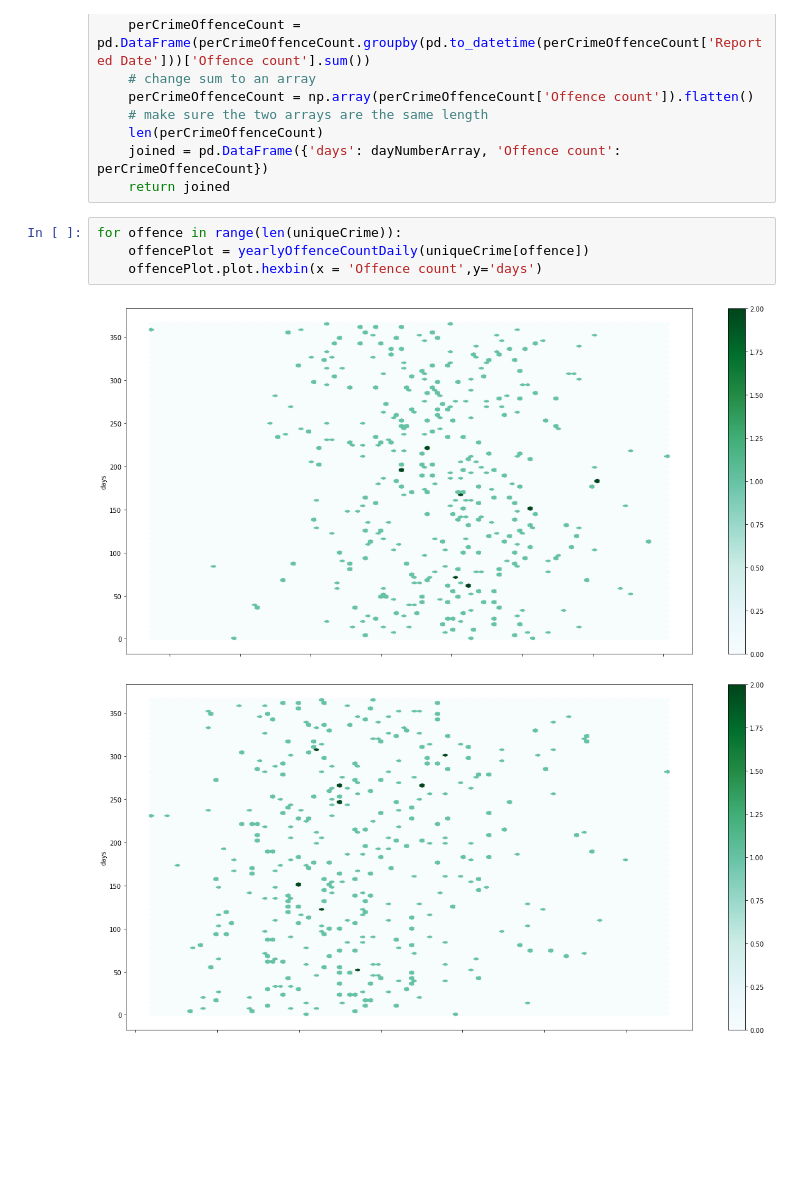
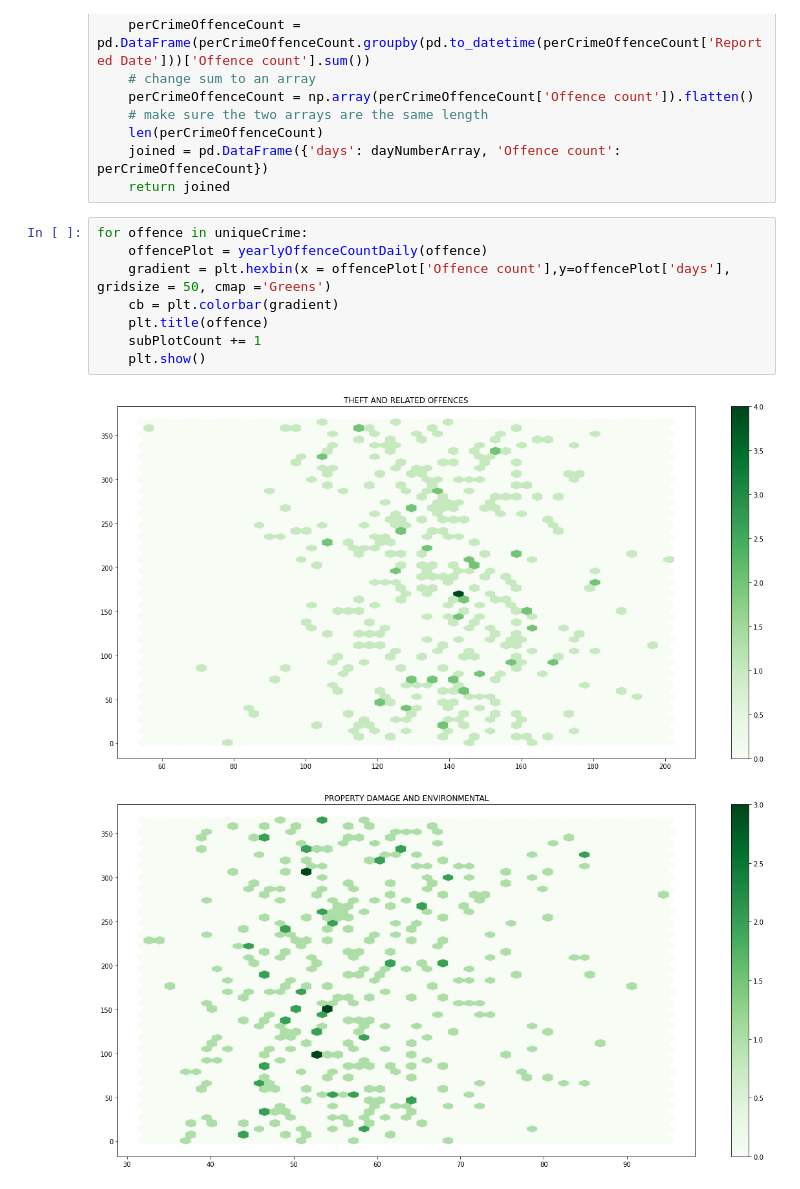
Before and after one commit to MunyaradziMagura/SA-Crime, a Jupyter notebook: SA_crime.ipynb, the cells around one changed output. Cells and saved outputs as stored; diff of their text form; blank space fills up the shorter version.

Commit message:
hexbin plots showing for all offences

```diff
--- a/SA_crime.ipynb
+++ b/SA_crime.ipynb
@@ -316,9 +307,13 @@ def yearlyOffenceCountDaily(offence):
     joined = pd.DataFrame({'days': dayNumberArray, 'Offence count': perCrimeOffenceCount})
     return joined
 # %%
-for offence in range(len(uniqueCrime)):
-    offencePlot = yearlyOffenceCountDaily(uniqueCrime[offence])
-    offencePlot.plot.hexbin(x = 'Offence count',y='days')
+for offence in uniqueCrime:
+    offencePlot = yearlyOffenceCountDaily(offence)
+    gradient = plt.hexbin(x = offencePlot['Offence count'],y=offencePlot['days'], gridsize = 50, cmap ='Greens')
+    cb = plt.colorbar(gradient)
+    plt.title(offence)
+    subPlotCount += 1
+    plt.show()
 # %% [output]
-[figure, old version]
+[figure, new version]
-[figure, old version]
+[figure, new version]
```
Also changed, not shown: parts of 2 cells of this notebook.
